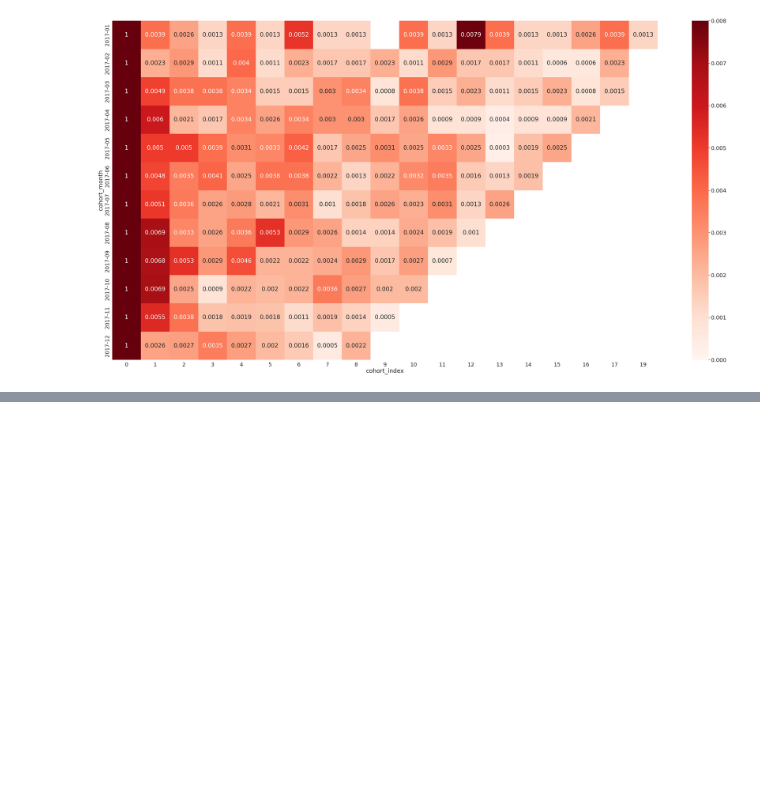
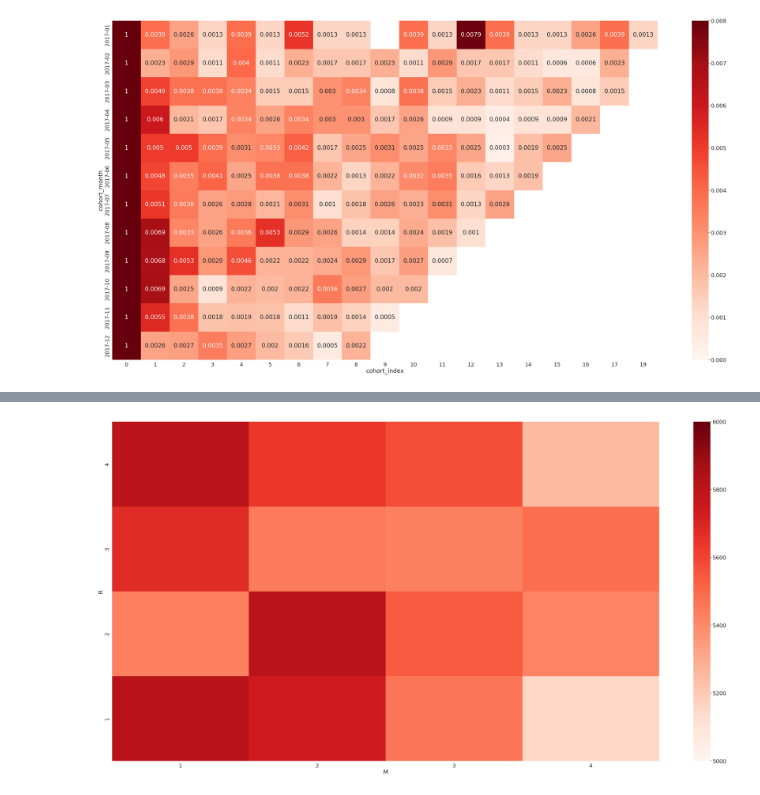
Before and after one commit to Andrey-Bubenchshikov/karpov_courses, a Jupyter notebook: src/module_6/lesson_1/Project.ipynb, the cells around one changed output, grey strips where cells are left out. Saved outputs shown, nothing was run; the diff lists cells and outputs as text; code cells hidden in the pictures; blank space fills up the shorter version.

```diff
--- a/src/module_6/lesson_1/Project.ipynb
+++ b/src/module_6/lesson_1/Project.ipynb
@@ -215,6 +251,12 @@ def fm_score(x, c):
+# %%
+monetary_thershold = min_outlier(rfm.Monetary)
+rfm = rfm.query('Monetary < @monetary_thershold')
 # %%
-rfm['R'] = rfm['Recency'].apply(lambda x: r_score(x))
-rfm['F'] = rfm['Frequency'].apply(lambda x: fm_score(x, 'Frequency'))
-rfm['M'] = rfm['Monetary'].apply(lambda x: fm_score(x, 'Monetary'))
+# create quantiles
+quintiles = rfm[['Recency', 'Monetary']].quantile([.25, .5, .75]).to_dict()
+
+# generate rfm score
+rfm['R'] = rfm['Recency'].apply(lambda x: r_score(x, quintiles))
+rfm['F'] = rfm['Frequency'].apply(lambda x: f_score(x))
+rfm['M'] = rfm['Monetary'].apply(lambda x: m_score(x, quintiles))
 rfm['RFM Score'] = rfm['R'].map(str) + rfm['F'].map(str) + rfm['M'].map(str)
-rfm.head()
@@ -227,0 +263,12 @@ rfm.head()
+# %%
+clusters = (
+    rfm
+    .groupby(['R', 'F', 'M'], as_index=False)
+    .agg(users=('customer_unique_id', 'nunique'))
+)
+# %%
+one_purchase_grid = sns.heatmap(
+    data = clusters.query("F == 1").pivot(index='R', columns='M', values='users').reindex(index = [4,3,2,1]), cmap="Reds", vmin=5000, vmax=6000
+)
+# %% [output]
+[figure, added]
```
Also changed, not shown: parts of 27 cells of this notebook.
